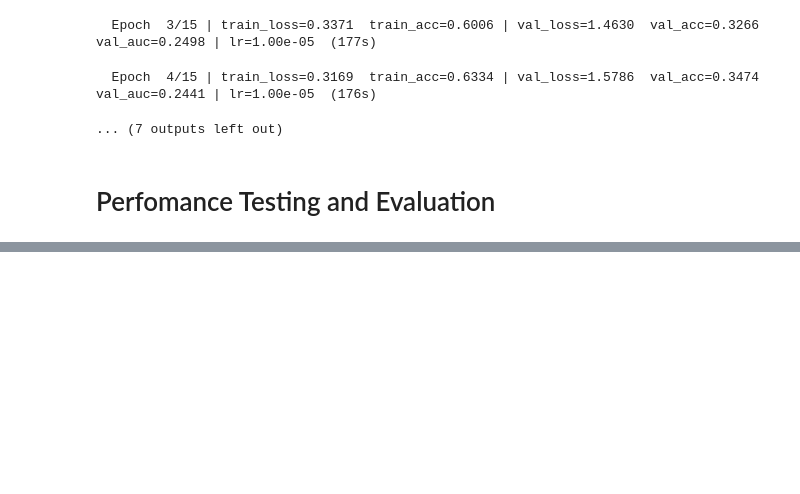
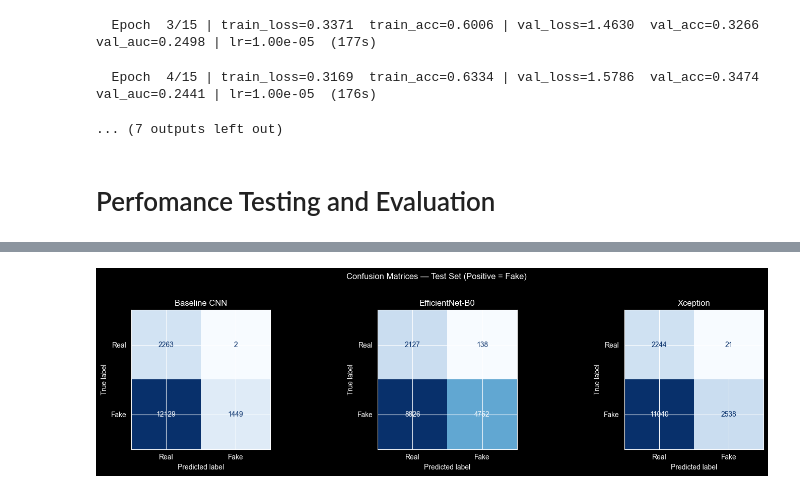
Before and after one commit to TNKAAG/deepfake-detection, a Jupyter notebook: src/notebooks/main.ipynb, the cells around one changed output, grey strips where cells are left out. Cells and saved outputs as stored; diff of their text form; code cells hidden in the pictures; blank space fills up the shorter version.

```diff
--- a/src/notebooks/main.ipynb
+++ b/src/notebooks/main.ipynb
@@ -301,0 +402,22 @@ for phase_num in [1, 2]:
+# %%
+# ── Confusion matrices side by side ──────────────────────────────
+fig, axes = plt.subplots(1, len(results), figsize=(5 * len(results), 4))
+
+if len(results) == 1:
+    axes = [axes]
+
+fake_idx = test_loader.dataset.class_to_idx["fake"]
+
+for ax, r in zip(axes, results):
+    cm = np.array([[r["TN"], r["FP"]],
+                   [r["FN"], r["TP"]]])
+    disp = ConfusionMatrixDisplay(confusion_matrix=cm,
+                                  display_labels=["Real", "Fake"])
+    disp.plot(ax=ax, colorbar=False, cmap="Blues")
+    ax.set_title(r["model"])
+
+plt.suptitle("Confusion Matrices — Test Set (Positive = Fake)", y=1.02)
+plt.tight_layout()
+plt.show()
+# %% [output]
+[figure, added]
```
Also changed, not shown: parts of 2 cells of this notebook, 5 other files.
